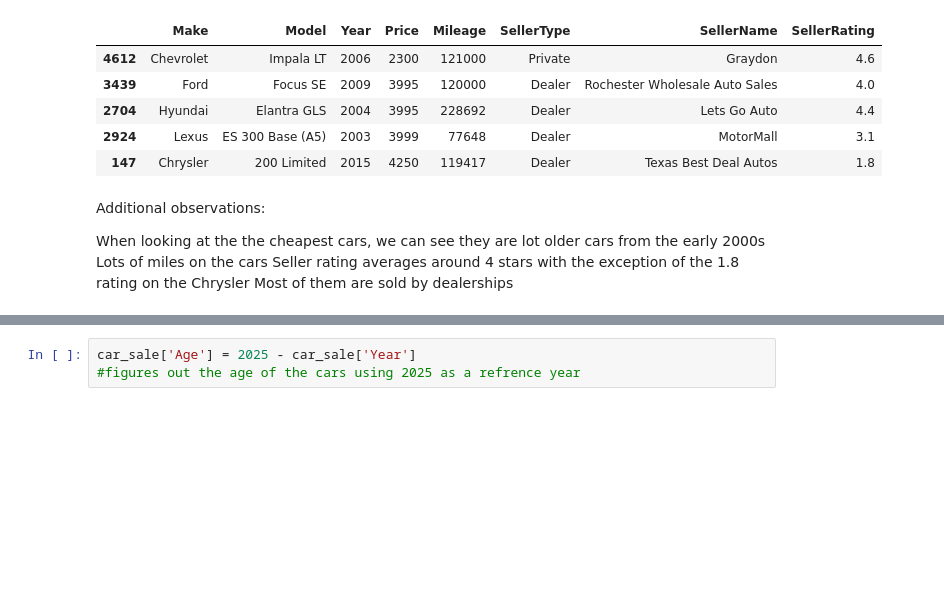
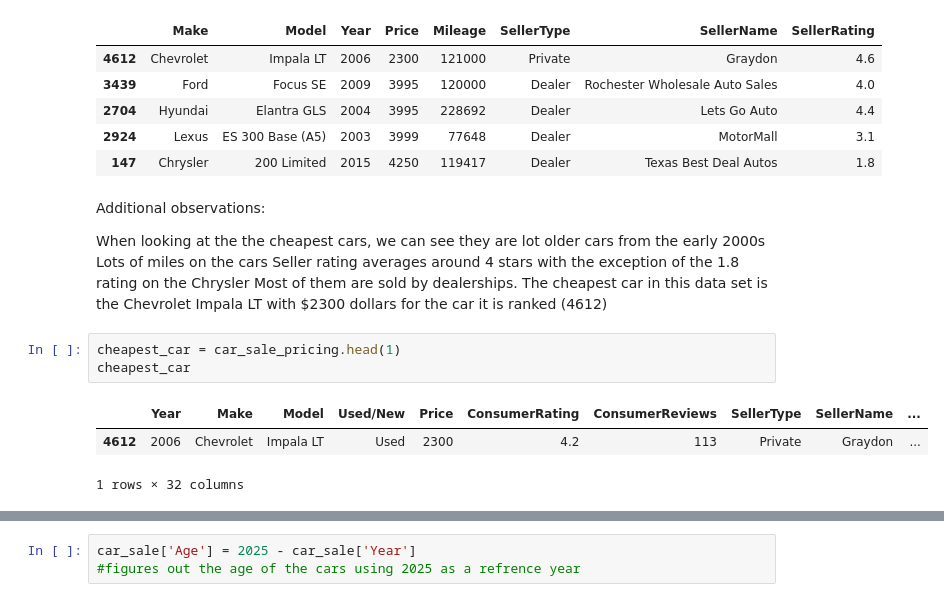
Before and after one commit to nvanderkaay/Data-Wizards-Group-Project, a Jupyter notebook: Justins-work-in-progress-folder/Question 5 (Justin).ipynb, the cells around one changed output, grey strips where cells are left out. Saved outputs shown, nothing was run; the diff lists cells and outputs as text; blank space fills up the shorter version.

```diff
--- a/Justins-work-in-progress-folder/Question 5 (Justin).ipynb
+++ b/Justins-work-in-progress-folder/Question 5 (Justin).ipynb
@@ -120,7 +120,14 @@ Additional observations:
 When looking at the the cheapest cars, we can see they are lot older cars from the early 2000s
 Lots of miles on the cars
 Seller rating averages around 4 stars with the exception of the 1.8 rating on the Chrysler
-Most of them are sold by dealerships
+Most of them are sold by dealerships. The cheapest car in this data set is the Chevrolet Impala LT with $2300 dollars for the car it is ranked (4612)
+# %%
+cheapest_car = car_sale_pricing.head(1)
+cheapest_car
+# %% [output]
+|  | Year | Make | Model | Used/New | Price | ConsumerRating | ConsumerReviews | SellerType | SellerName | ... |
+| 4612 | 2006 | Chevrolet | Impala LT | Used | 2300 | 4.2 | 113 | Private | Graydon | ... |
+1 rows × 32 columns
 # %%
 car_sale
 # %% [output]
```
Also changed, not shown: parts of 4 cells of this notebook, 1 other file.
